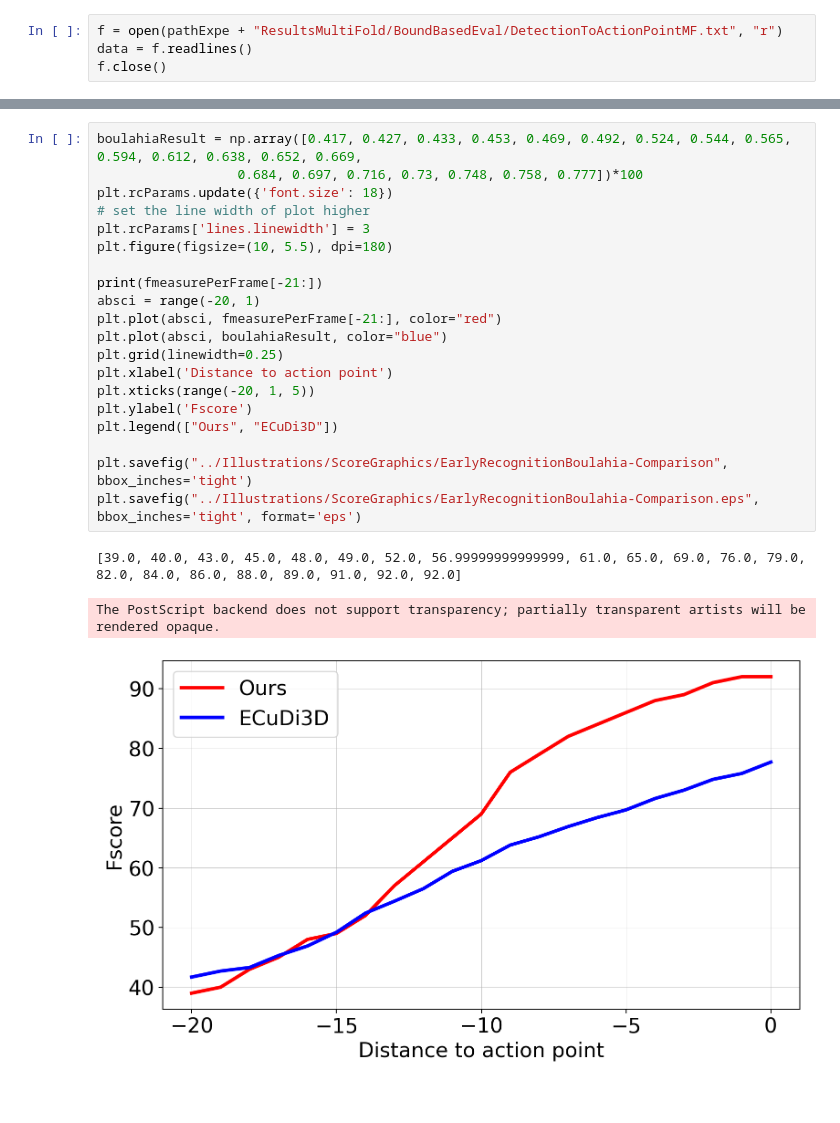
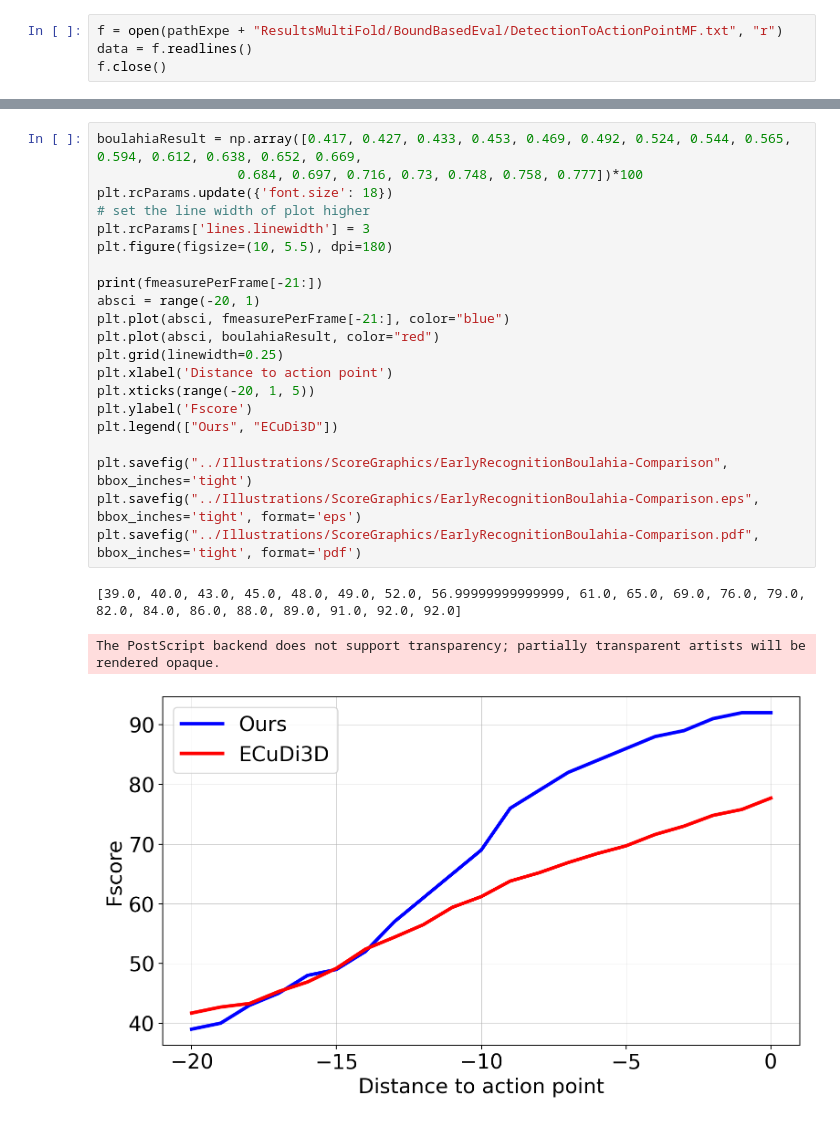
Before and after one commit to Kibo4/DOLT-C3D_with_SGCTC-OAD_2023, a Jupyter notebook: Evaluation/extractCruves_MSRC6.ipynb, the cells around one changed output, grey strips where cells are left out. Cells and saved outputs as stored; diff of their text form.

Commit message:
Add figures, comments and figure-extractor.

```diff
--- a/Evaluation/extractCruves_MSRC6.ipynb
+++ b/Evaluation/extractCruves_MSRC6.ipynb
@@ -35,24 +35,25 @@ fmeasurePerFrame
 # %%
 boulahiaResult = np.array([0.417, 0.427, 0.433, 0.453, 0.469, 0.492, 0.524, 0.544, 0.565, 0.594, 0.612, 0.638, 0.652, 0.669,
                   0.684, 0.697, 0.716, 0.73, 0.748, 0.758, 0.777])*100
 plt.rcParams.update({'font.size': 18})
 # set the line width of plot higher
 plt.rcParams['lines.linewidth'] = 3
 plt.figure(figsize=(10, 5.5), dpi=180)
 
 print(fmeasurePerFrame[-21:])
 absci = range(-20, 1)
-plt.plot(absci, fmeasurePerFrame[-21:], color="red")
-plt.plot(absci, boulahiaResult, color="blue")
+plt.plot(absci, fmeasurePerFrame[-21:], color="blue")
+plt.plot(absci, boulahiaResult, color="red")
 plt.grid(linewidth=0.25)
 plt.xlabel('Distance to action point')
 plt.xticks(range(-20, 1, 5))
 plt.ylabel('Fscore')
 plt.legend(["Ours", "ECuDi3D"])
 
 plt.savefig("../Illustrations/ScoreGraphics/EarlyRecognitionBoulahia-Comparison", bbox_inches='tight')
 plt.savefig("../Illustrations/ScoreGraphics/EarlyRecognitionBoulahia-Comparison.eps", bbox_inches='tight', format='eps')
+plt.savefig("../Illustrations/ScoreGraphics/EarlyRecognitionBoulahia-Comparison.pdf", bbox_inches='tight', format='pdf')
 # %% [output]
 [39.0, 40.0, 43.0, 45.0, 48.0, 49.0, 52.0, 56.99999999999999, 61.0, 65.0, 69.0, 76.0, 79.0, 82.0, 84.0, 86.0, 88.0, 89.0, 91.0, 92.0, 92.0]
 The PostScript backend does not support transparency; partially transparent artists will be rendered opaque.
-[figure, old version]
+[figure, new version]
```
Also changed, not shown: 52 other files.
